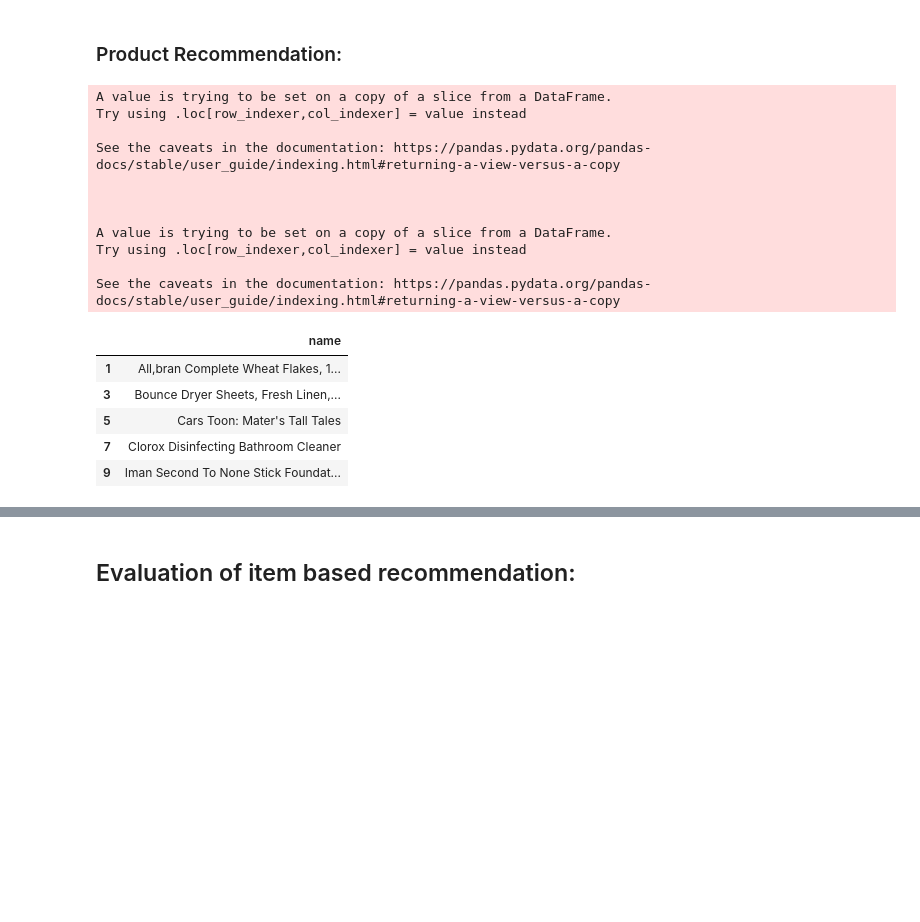
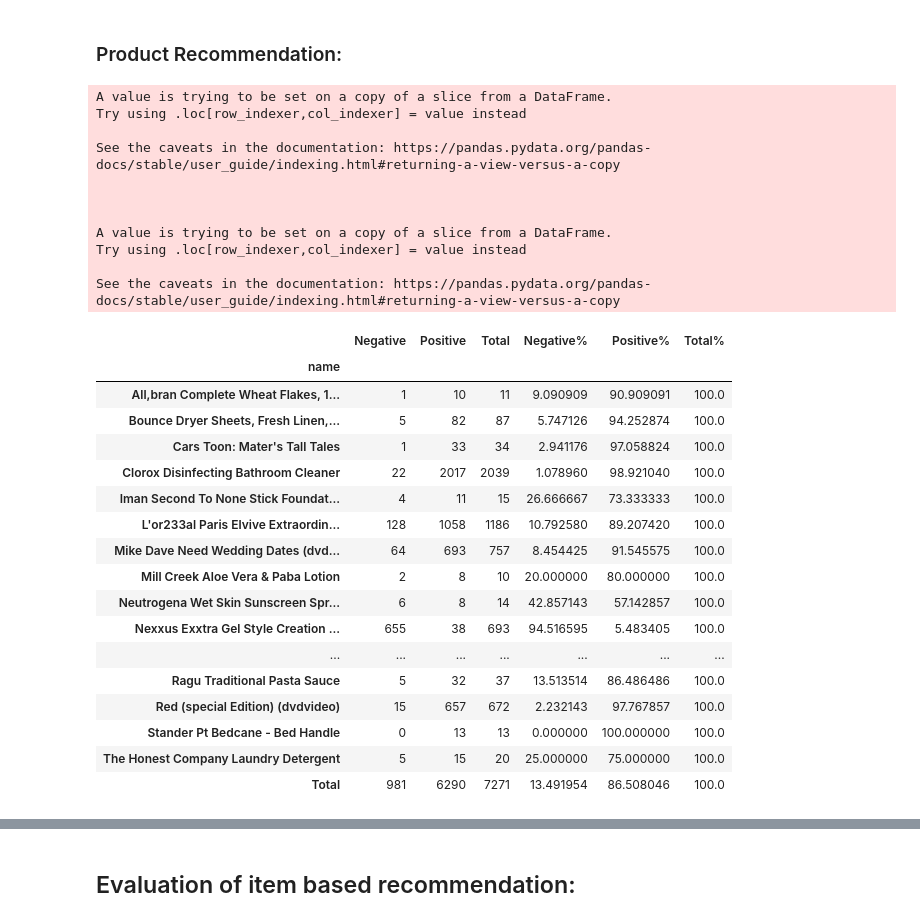
Before and after one commit to imsaptarshi91/Sentiment_Based_Product_Recommendation, a Jupyter notebook: Sentiment_based_Recommender_system.ipynb, the cells around one changed output, grey strips where cells are left out. Drawn from its saved outputs; the diff is of its cells as text; code cells hidden in the pictures; blank space fills up the shorter version.

```diff
--- a/Sentiment_based_Recommender_system.ipynb
+++ b/Sentiment_based_Recommender_system.ipynb
@@ -1307,45 +1325,62 @@ def model_predict(text):
 
 # Select top 20 products for a specific user ('06stidriver')
 product_list = pd.DataFrame(item_final_rating.loc['06stidriver'].sort_values(ascending=False)[0:20])
 
 # Filter product data for the selected products
 product_frame = data[data.name.isin(product_list.index.tolist())]
 
 # Prepare the DataFrame with product name and reviews text
-output_df = product_frame[['name','reviews_text']]
+output_df = product_frame[['name','id','reviews_text']]
 output_df['lemmatized_text'] = output_df['reviews_text'].map(lambda text: normalize_and_lemmaize(text))  # Lemmatize reviews text
 
 # Predict the sentiment for each review
 output_df['predicted_sentiment'] = model_predict(output_df['lemmatized_text'])
 
 # Aggregate reviews count by product
-total_product = output_df.groupby(['name']).agg('count')
+top20_prod_pivot = output_df.pivot_table(index='name',
+                            columns='predicted_sentiment',
+                            values='id',aggfunc='count',
+                              fill_value=0,
+                               margins=True,
+                       margins_name='Total')
 
-# Aggregate sentiment count by product and sentiment label
-rec_df = output_df.groupby(['name','predicted_sentiment']).agg('count').reset_index()
+top20_prod_pivot.columns = ['Negative', 'Positive','Total']
 
-# Merge aggregated sentiment data with total product reviews count
-merge_df = pd.merge(rec_df, total_product['reviews_text'], on='name')
+# Normalize row-wise
+pivot_percent_row = top20_prod_pivot.div(top20_prod_pivot['Total'], axis=0) * 100
 
-#Selecting the top 5 products based on sentiment:
-top_products = pd.DataFrame(merge_df['name'][merge_df['predicted_sentiment'] == 1][:5])
+pivot_percent_row.columns = ['Negative%', 'Positive%','Total%']
 
-top_products
+top20_prod_pivot_merg = pd.merge(top20_prod_pivot,pivot_percent_row,on='name')
+
+top20_prod_pivot_merg
 # %% [output]
 A value is trying to be set on a copy of a slice from a DataFrame.
 Try using .loc[row_indexer,col_indexer] = value instead
 
 See the caveats in the documentation: https://pandas.pydata.org/pandas-docs/stable/user_guide/indexing.html#returning-a-view-versus-a-copy
 
 
 
 A value is trying to be set on a copy of a slice from a DataFrame.
 Try using .loc[row_indexer,col_indexer] = value instead
 
 See the caveats in the documentation: https://pandas.pydata.org/pandas-docs/stable/user_guide/indexing.html#returning-a-view-versus-a-copy
-|  | name |
-| 1 | All,bran Complete Wheat Flakes, 1... |
-| 3 | Bounce Dryer Sheets, Fresh Linen,... |
-| 5 | Cars Toon: Mater's Tall Tales |
-| 7 | Clorox Disinfecting Bathroom Cleaner |
-| 9 | Iman Second To None Stick Foundat... |
+|  | Negative | Positive | Total | Negative% | Positive% | Total% |
+| name |  |  |  |  |  |  |
+| All,bran Complete Wheat Flakes, 1... | 1 | 10 | 11 | 9.090909 | 90.909091 | 100.0 |
+| Bounce Dryer Sheets, Fresh Linen,... | 5 | 82 | 87 | 5.747126 | 94.252874 | 100.0 |
+| Cars Toon: Mater's Tall Tales | 1 | 33 | 34 | 2.941176 | 97.058824 | 100.0 |
+| Clorox Disinfecting Bathroom Cleaner | 22 | 2017 | 2039 | 1.078960 | 98.921040 | 100.0 |
+| Iman Second To None Stick Foundat... | 4 | 11 | 15 | 26.666667 | 73.333333 | 100.0 |
+| L'or233al Paris Elvive Extraordin... | 128 | 1058 | 1186 | 10.792580 | 89.207420 | 100.0 |
+| Mike Dave Need Wedding Dates (dvd... | 64 | 693 | 757 | 8.454425 | 91.545575 | 100.0 |
+| Mill Creek Aloe Vera & Paba Lotion | 2 | 8 | 10 | 20.000000 | 80.000000 | 100.0 |
+| Neutrogena Wet Skin Sunscreen Spr... | 6 | 8 | 14 | 42.857143 | 57.142857 | 100.0 |
+| Nexxus Exxtra Gel Style Creation ... | 655 | 38 | 693 | 94.516595 | 5.483405 | 100.0 |
+| ... | ... | ... | ... | ... | ... | ... |
+| Ragu Traditional Pasta Sauce | 5 | 32 | 37 | 13.513514 | 86.486486 | 100.0 |
+| Red (special Edition) (dvdvideo) | 15 | 657 | 672 | 2.232143 | 97.767857 | 100.0 |
+| Stander Pt Bedcane - Bed Handle | 0 | 13 | 13 | 0.000000 | 100.000000 | 100.0 |
+| The Honest Company Laundry Detergent | 5 | 15 | 20 | 25.000000 | 75.000000 | 100.0 |
+| Total | 981 | 6290 | 7271 | 13.491954 | 86.508046 | 100.0 |
```
Also changed, not shown: parts of 9 cells of this notebook.
